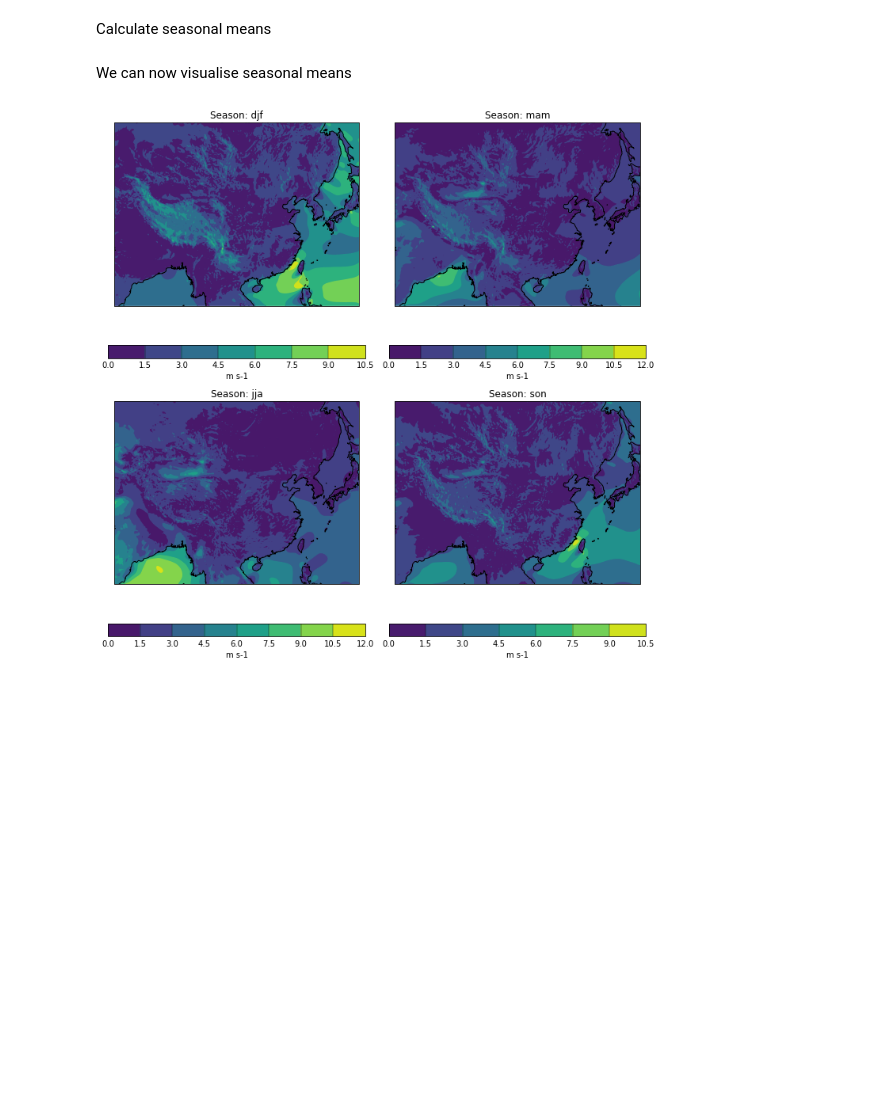
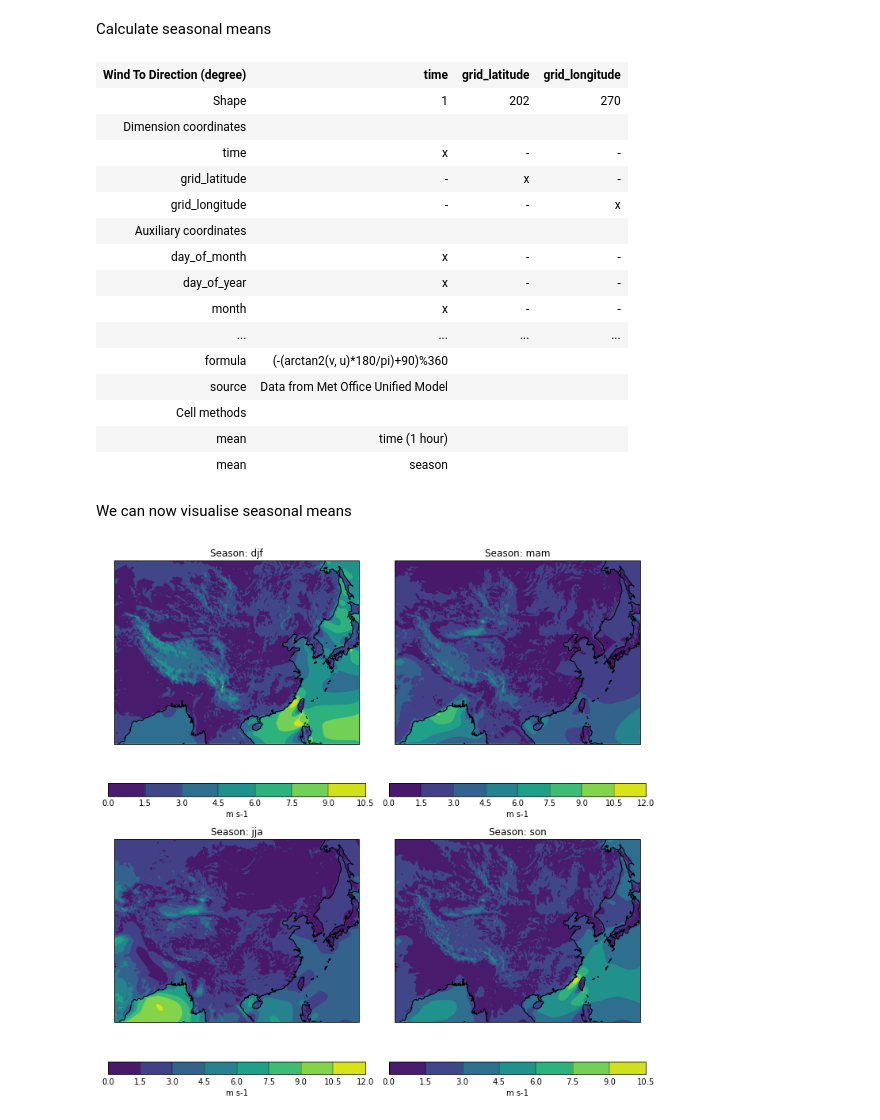
Before and after one commit to MetOffice/PyPRECIS, a Jupyter notebook: notebooks/CSSP_20CRDS_Tutorials/tutorial_3_basic_analysis.ipynb, the cells around one changed output. Drawn from its saved outputs; the diff is of its cells as text; code cells hidden in the pictures; blank space fills up the shorter version.

```diff
--- a/notebooks/CSSP_20CRDS_Tutorials/tutorial_3_basic_analysis.ipynb
+++ b/notebooks/CSSP_20CRDS_Tutorials/tutorial_3_basic_analysis.ipynb
@@ -466,8 +508,25 @@ wndir_mam_mean = wnddir_mam.aggregated_by(['season'], iris.analysis.MEAN)
 wndir_jja_mean = wnddir_jja.aggregated_by(['season'], iris.analysis.MEAN)
 wndir_son_mean = wnddir_son.aggregated_by(['season'], iris.analysis.MEAN)
 # %%
-# lets print out wnddir_son_mean cube to see its chape
-wnddir_son_mean
+# lets print out wndir_son_mean cube to see its chape
+wndir_son_mean
+# %% [output]
+| Wind To Direction (degree) | time | grid_latitude | grid_longitude |
+| Shape | 1 | 202 | 270 |
+| Dimension coordinates |  |  |  |
+| time | x | - | - |
+| grid_latitude | - | x | - |
+| grid_longitude | - | - | x |
+| Auxiliary coordinates |  |  |  |
+| day_of_month | x | - | - |
+| day_of_year | x | - | - |
+| month | x | - | - |
+| ... | ... | ... | ... |
+| formula | (-(arctan2(v, u)*180/pi)+90)%360 |  |  |
+| source | Data from Met Office Unified Model |  |  |
+| Cell methods |  |  |  |
+| mean | time (1 hour) |  |  |
+| mean | season |  |  |
 # %% [markdown]
 We can now visualise seasonal means
 # %%
```
Also changed, not shown: parts of 8 cells of this notebook.
